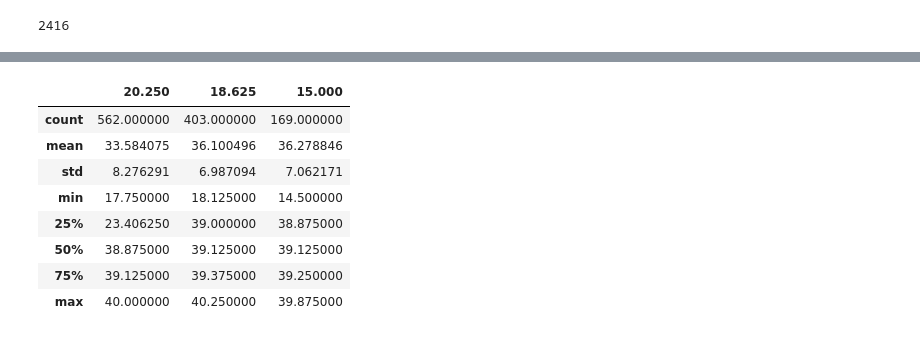
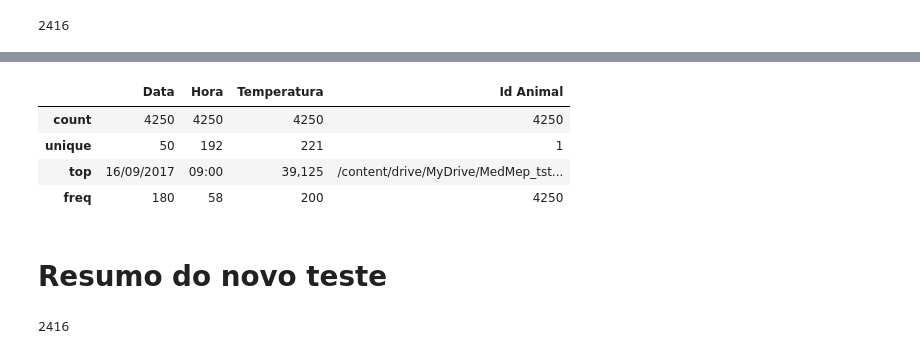
Before and after one commit to InstitutodaVinci3/vancouver, a Jupyter notebook: Temp_Animal.ipynb, the cells around one changed output, grey strips where cells are left out. Drawn from its saved outputs; the diff is of its cells as text; code cells hidden in the pictures.

```diff
--- a/Temp_Animal.ipynb
+++ b/Temp_Animal.ipynb
@@ -129,8 +139,11 @@ print(x[1])
 # %%
-dfs =[]
+empty_frame = pd.DataFrame({'Data':[], 'Hora':[], 'Temperatura':[]})
+#empty_frame
+#dfs =[]
 for filename in filenames:
-  a = pd.read_csv(filename, sep=';', encoding='latin1', engine='python')
-  dfs.append(a)
-
-temperatura_df = pd.concat(dfs)
-temperatura_df
+  a = pd.read_csv(filename, sep=';', encoding='latin1', engine='python',  names=["Data", "Hora", "Temperatura"])
+  empty_frame = pd.concat([empty_frame, a])
+  empty_frame['Id Animal'] = filename
+#  dfs.append(a)
+# temperatura_df = pd.concat(dfs)
+#temperatura_df
@@ -151,13 +166,9 @@ temperatura_df
 # %%
-temperatura_df.describe()
+empty_frame.describe()
 # %% [output]
-|  | 20.250 | 18.625 | 15.000 |
-| count | 562.000000 | 403.000000 | 169.000000 |
-| mean | 33.584075 | 36.100496 | 36.278846 |
-| std | 8.276291 | 6.987094 | 7.062171 |
-| min | 17.750000 | 18.125000 | 14.500000 |
-| 25% | 23.406250 | 39.000000 | 38.875000 |
-| 50% | 38.875000 | 39.125000 | 39.125000 |
-| 75% | 39.125000 | 39.375000 | 39.250000 |
-| max | 40.000000 | 40.250000 | 39.875000 |
+|  | Data | Hora | Temperatura | Id Animal |
+| count | 4250 | 4250 | 4250 | 4250 |
+| unique | 50 | 192 | 221 | 1 |
+| top | 16/09/2017 | 09:00 | 39,125 | /content/drive/MyDrive/MedMep_tst... |
+| freq | 180 | 58 | 200 | 4250 |
 # %%
@@ -164,0 +176,2 @@ temperatura_df.to_excel("/content/drive/MyDrive/MedMep_tst/Temperatura_Animal.xl
+# %% [markdown]
+# Resumo do novo teste
@@ -164,0 +187,7 @@ temperatura_df.to_excel("/content/drive/MyDrive/MedMep_tst/Temperatura_Animal.xl
+# %%
+# Ler parte do nome do arquivo
+
+b = re.search(r'(\d+)', '/content/drive/MyDrive/MedMep_tst/2416++++.csv')
+print(b[1])
+# %% [output]
+2416
```
Also changed, not shown: parts of 10 cells of this notebook.
